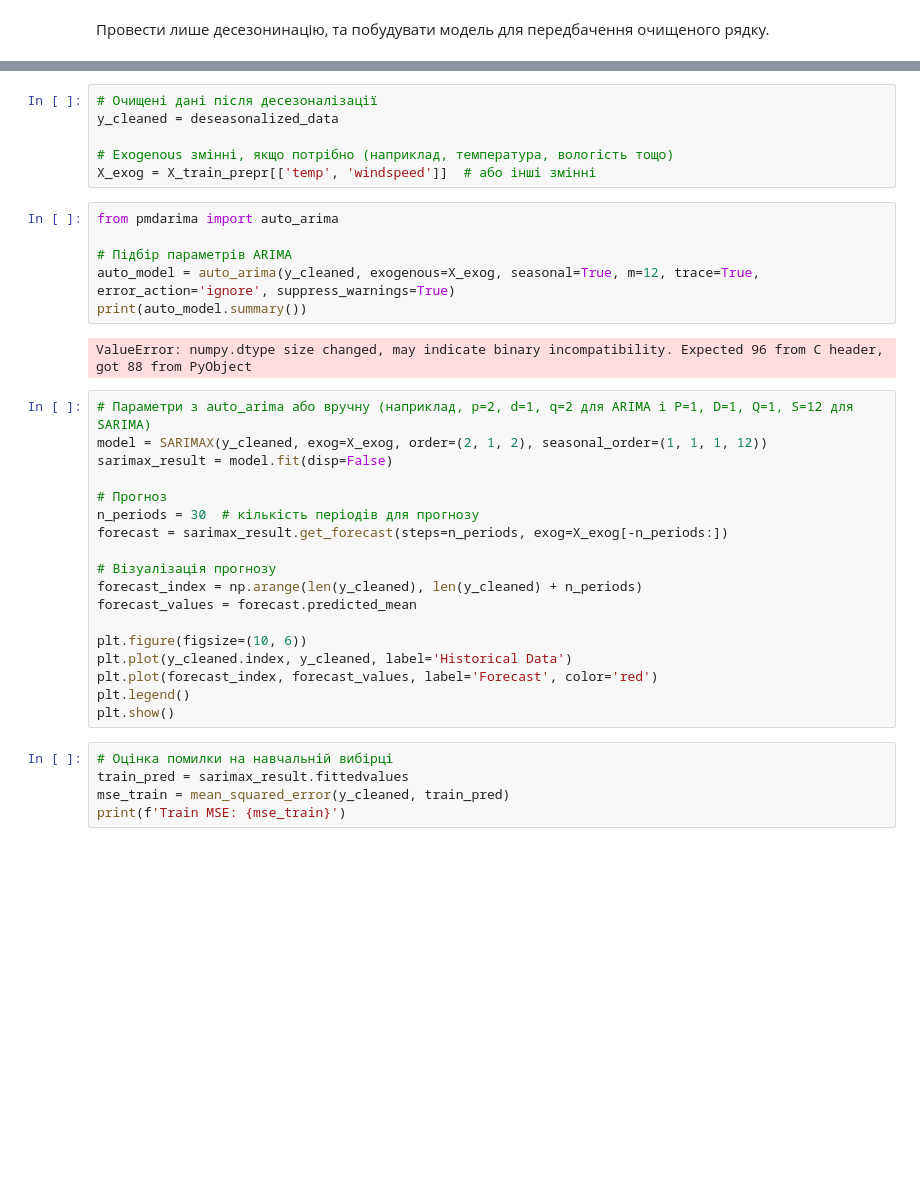
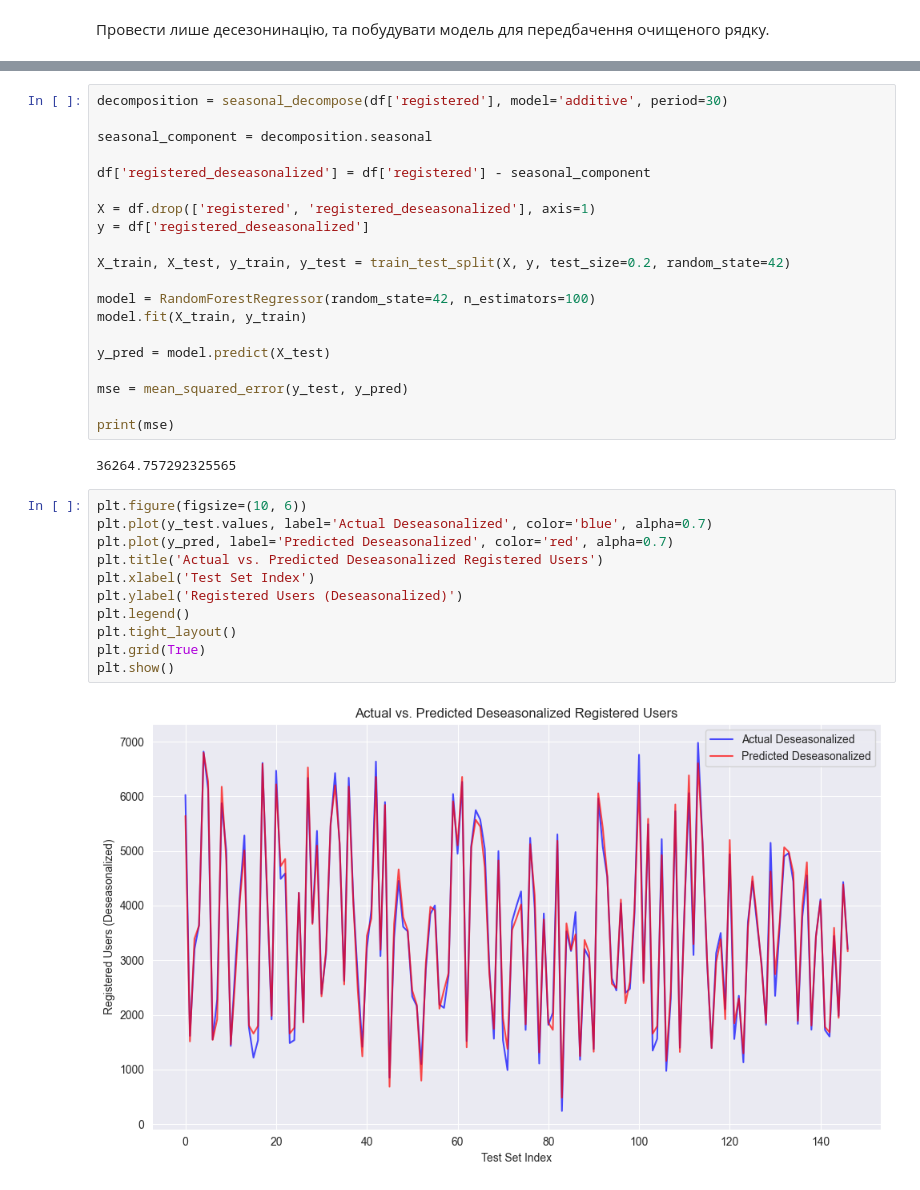
Before and after one commit to Valakas148/TML, a Jupyter notebook: lr1.ipynb, the cells around one changed output, grey strips where cells are left out. Drawn from its saved outputs; the diff is of its cells as text; blank space fills up the shorter version.

```diff
--- a/lr1.ipynb
+++ b/lr1.ipynb
@@ -386,37 +302,35 @@ Mean Squared Error (Лінійна модель на очищених даних
-# %%
-# Очищені дані після десезоналізації
-y_cleaned = deseasonalized_data
-
-# Exogenous змінні, якщо потрібно (наприклад, температура, вологість тощо)
-X_exog = X_train_prepr[['temp', 'windspeed']]  # або інші змінні
-# %%
-from pmdarima import auto_arima
-
-# Підбір параметрів ARIMA
-auto_model = auto_arima(y_cleaned, exogenous=X_exog, seasonal=True, m=12, trace=True, error_action='ignore', suppress_warnings=True)
-print(auto_model.summary())
-# %% [output]
-ValueError: numpy.dtype size changed, may indicate binary incompatibility. Expected 96 from C header, got 88 from PyObject
-# %%
-# Параметри з auto_arima або вручну (наприклад, p=2, d=1, q=2 для ARIMA і P=1, D=1, Q=1, S=12 для SARIMA)
-model = SARIMAX(y_cleaned, exog=X_exog, order=(2, 1, 2), seasonal_order=(1, 1, 1, 12))
-sarimax_result = model.fit(disp=False)
-
-# Прогноз
-n_periods = 30  # кількість періодів для прогнозу
-forecast = sarimax_result.get_forecast(steps=n_periods, exog=X_exog[-n_periods:])
-
-# Візуалізація прогнозу
-forecast_index = np.arange(len(y_cleaned), len(y_cleaned) + n_periods)
-forecast_values = forecast.predicted_mean
-
-plt.figure(figsize=(10, 6))
-plt.plot(y_cleaned.index, y_cleaned, label='Historical Data')
-plt.plot(forecast_index, forecast_values, label='Forecast', color='red')
-plt.legend()
-plt.show()
-# %%
-# Оцінка помилки на навчальній вибірці
-train_pred = sarimax_result.fittedvalues
-mse_train = mean_squared_error(y_cleaned, train_pred)
-print(f'Train MSE: {mse_train}')
+# %%
+decomposition = seasonal_decompose(df['registered'], model='additive', period=30)
+
+seasonal_component = decomposition.seasonal
+
+df['registered_deseasonalized'] = df['registered'] - seasonal_component
+
+X = df.drop(['registered', 'registered_deseasonalized'], axis=1)
+y = df['registered_deseasonalized']
+
+X_train, X_test, y_train, y_test = train_test_split(X, y, test_size=0.2, random_state=42)
+
+model = RandomForestRegressor(random_state=42, n_estimators=100)
+model.fit(X_train, y_train)
+
+y_pred = model.predict(X_test)
+
+mse = mean_squared_error(y_test, y_pred)
+
+print(mse)
+# %% [output]
+36264.757292325565
+# %%
+plt.figure(figsize=(10, 6))
+plt.plot(y_test.values, label='Actual Deseasonalized', color='blue', alpha=0.7)
+plt.plot(y_pred, label='Predicted Deseasonalized', color='red', alpha=0.7)
+plt.title('Actual vs. Predicted Deseasonalized Registered Users')
+plt.xlabel('Test Set Index')
+plt.ylabel('Registered Users (Deseasonalized)')
+plt.legend()
+plt.tight_layout()
+plt.grid(True)
+plt.show()
+# %% [output]
+[figure, added]
```
Also changed, not shown: parts of 34 cells of this notebook.
